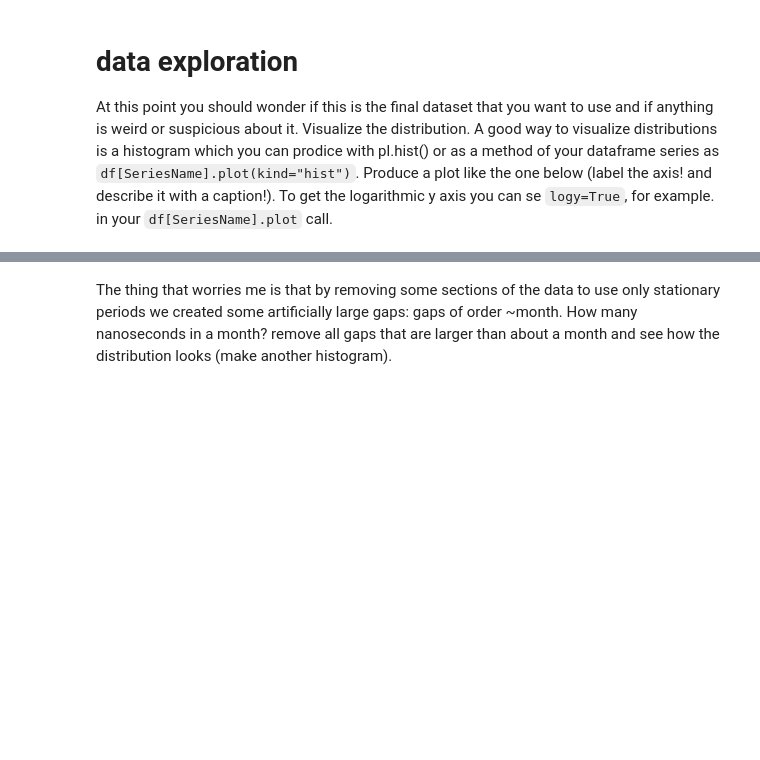
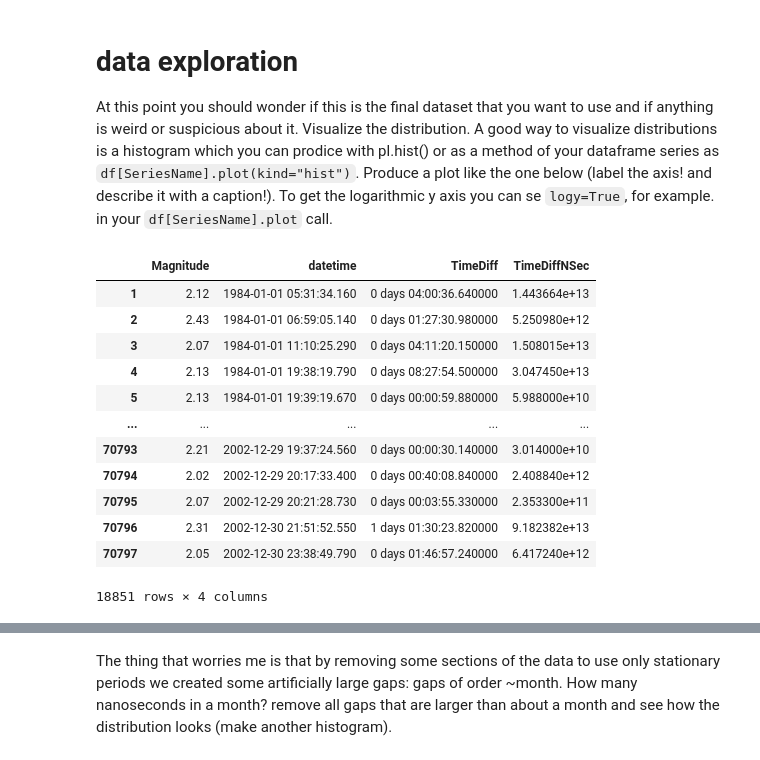
Before and after one commit to ASBRUC/DSPS_ABruce, a Jupyter notebook: ks_earthquakes_instructions.ipynb, the cells around one changed output, grey strips where cells are left out. Drawn from its saved outputs; the diff is of its cells as text; code cells hidden in the pictures; blank space fills up the shorter version.

````diff
--- a/ks_earthquakes_instructions.ipynb
+++ b/ks_earthquakes_instructions.ipynb
@@ -180,4 +263,12 @@ print ("there are {} earthquakes falling in the selected stationary periods".
 # %%
 # your code here: broadcasting to create a dataframe with the good dates only
+#finding all the indexes of the rows that need to be removed
+removeCol = [];
+for i in gooddates.index:
+  if gooddates[i] == False:
+    removeCol.append(i);
+#print(removeCol);
+
+eqGoodData = eqdata.drop(removeCol)
 # %%
 eqGoodData.shape
@@ -210,3 +342,23 @@ eqGoodData.head()
 # %% [markdown]
 # data exploration
 At this point you should wonder if this is the final dataset that you want to use and if anything is weird or suspicious about it. Visualize the distribution. A good way to visualize distributions is a histogram which you can prodice with pl.hist() or as a method of your dataframe series as ```df[SeriesName].plot(kind="hist")```. Produce a plot like the one below (label the axis! and describe it with a caption!). To get the logarithmic y axis you can se ```logy=True```, for example. in your ```df[SeriesName].plot``` call.
+# %%
+#eqGoodData["TimeDiff"][1].total_seconds()
+for i in eqGoodData.index:
+  eqGoodData.loc[i, "TimeDiffNSec"] = eqGoodData.loc[i, "TimeDiff"].total_seconds() * 10**9;
+
+eqGoodData
+# %% [output]
+|  | Magnitude | datetime | TimeDiff | TimeDiffNSec |
+| 1 | 2.12 | 1984-01-01 05:31:34.160 | 0 days 04:00:36.640000 | 1.443664e+13 |
+| 2 | 2.43 | 1984-01-01 06:59:05.140 | 0 days 01:27:30.980000 | 5.250980e+12 |
+| 3 | 2.07 | 1984-01-01 11:10:25.290 | 0 days 04:11:20.150000 | 1.508015e+13 |
+| 4 | 2.13 | 1984-01-01 19:38:19.790 | 0 days 08:27:54.500000 | 3.047450e+13 |
+| 5 | 2.13 | 1984-01-01 19:39:19.670 | 0 days 00:00:59.880000 | 5.988000e+10 |
+| ... | ... | ... | ... | ... |
+| 70793 | 2.21 | 2002-12-29 19:37:24.560 | 0 days 00:00:30.140000 | 3.014000e+10 |
+| 70794 | 2.02 | 2002-12-29 20:17:33.400 | 0 days 00:40:08.840000 | 2.408840e+12 |
+| 70795 | 2.07 | 2002-12-29 20:21:28.730 | 0 days 00:03:55.330000 | 2.353300e+11 |
+| 70796 | 2.31 | 2002-12-30 21:51:52.550 | 1 days 01:30:23.820000 | 9.182382e+13 |
+| 70797 | 2.05 | 2002-12-30 23:38:49.790 | 0 days 01:46:57.240000 | 6.417240e+12 |
+18851 rows × 4 columns
````
Also changed, not shown: parts of 31 cells of this notebook.
